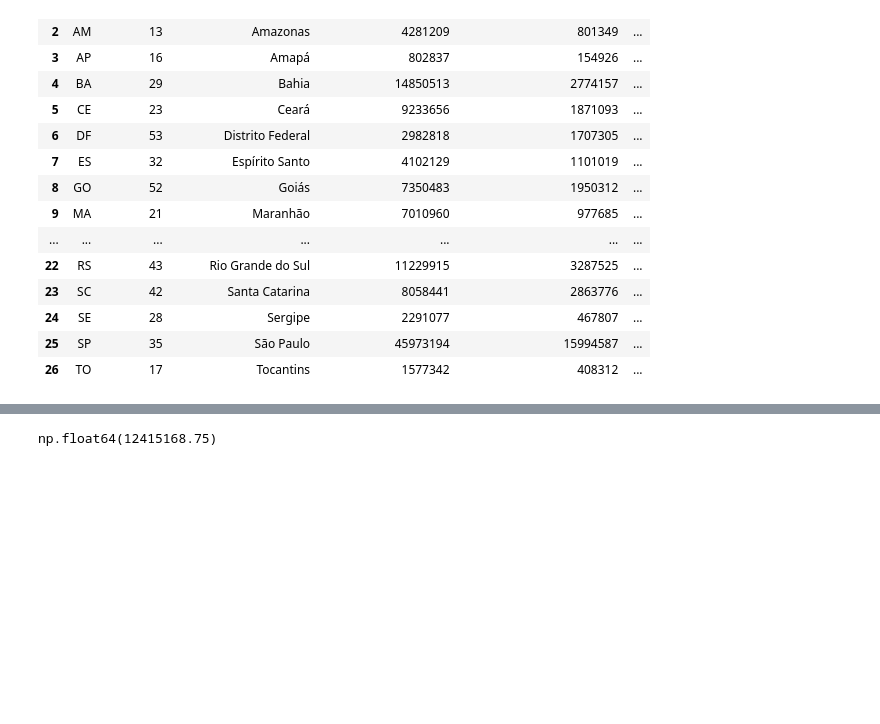
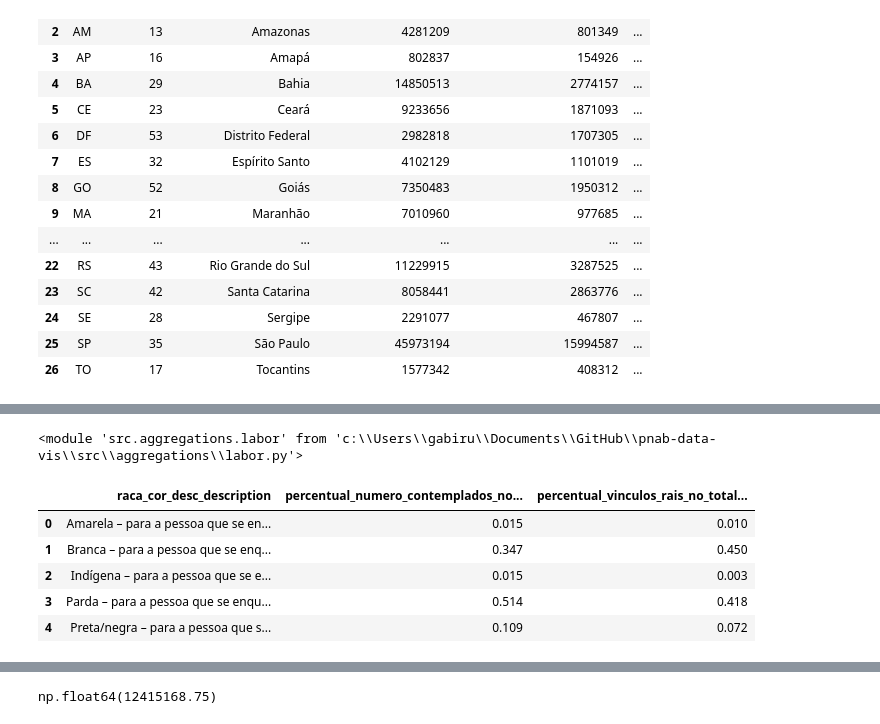
Before and after one commit to SGE-Subsecretaria-de-Gestao-Estrategica/pnab-data-vis, a Jupyter notebook: src/notebooks/v2_gabriel_create_csv.ipynb, the cells around one changed output, grey strips where cells are left out. Saved outputs shown, nothing was run; the diff lists cells and outputs as text; code cells hidden in the pictures; blank space fills up the shorter version.

```diff
--- a/src/notebooks/v2_gabriel_create_csv.ipynb
+++ b/src/notebooks/v2_gabriel_create_csv.ipynb
@@ -1233,3 +1272,7 @@ df_not_in_mercado_by_sexo.to_csv(settings.DATA_PATH_SECTION4 / 'aggregate_vincul
+# %%
+importlib.reload(labor)
+# %% [output]
+<module 'src.aggregations.labor' from 'c:\\Users\\gabiru\\Documents\\GitHub\\pnab-data-vis\\src\\aggregations\\labor.py'>
 # %%
 # aggregate_vinculo_formal_labor_by_age_group.csv
 df_not_in_mercado_by_age_group = labor.aggregate_vinculo_formal_labor_by_age_group(df_cubo=df_cubo)
@@ -1241,3 +1296,12 @@ df_not_in_mercado_by_raca_cor.to_csv(settings.DATA_PATH_SECTION4 / 'aggregate_vi
+# %%
+df_not_in_mercado_by_raca_cor[['raca_cor_desc_description', 'percentual_numero_contemplados_no_total_geral', 'percentual_vinculos_rais_no_total_brasil']]
+# %% [output]
+|  | raca_cor_desc_description | percentual_numero_contemplados_no... | percentual_vinculos_rais_no_total... |
+| 0 | Amarela – para a pessoa que se en... | 0.015 | 0.010 |
+| 1 | Branca – para a pessoa que se enq... | 0.347 | 0.450 |
+| 2 | Indígena – para a pessoa que se e... | 0.015 | 0.003 |
+| 3 | Parda – para a pessoa que se enqu... | 0.514 | 0.418 |
+| 4 | Preta/negra – para a pessoa que s... | 0.109 | 0.072 |
 # %%
 # resumo_raca_cor_com_vinculo_rais.csv
 df_raca_cor_att = labor.resumo_raca_cor_com_vinculo_rais(df_cubo=df_cubo)
```
Also changed, not shown: parts of 25 cells of this notebook, 9 other files.
